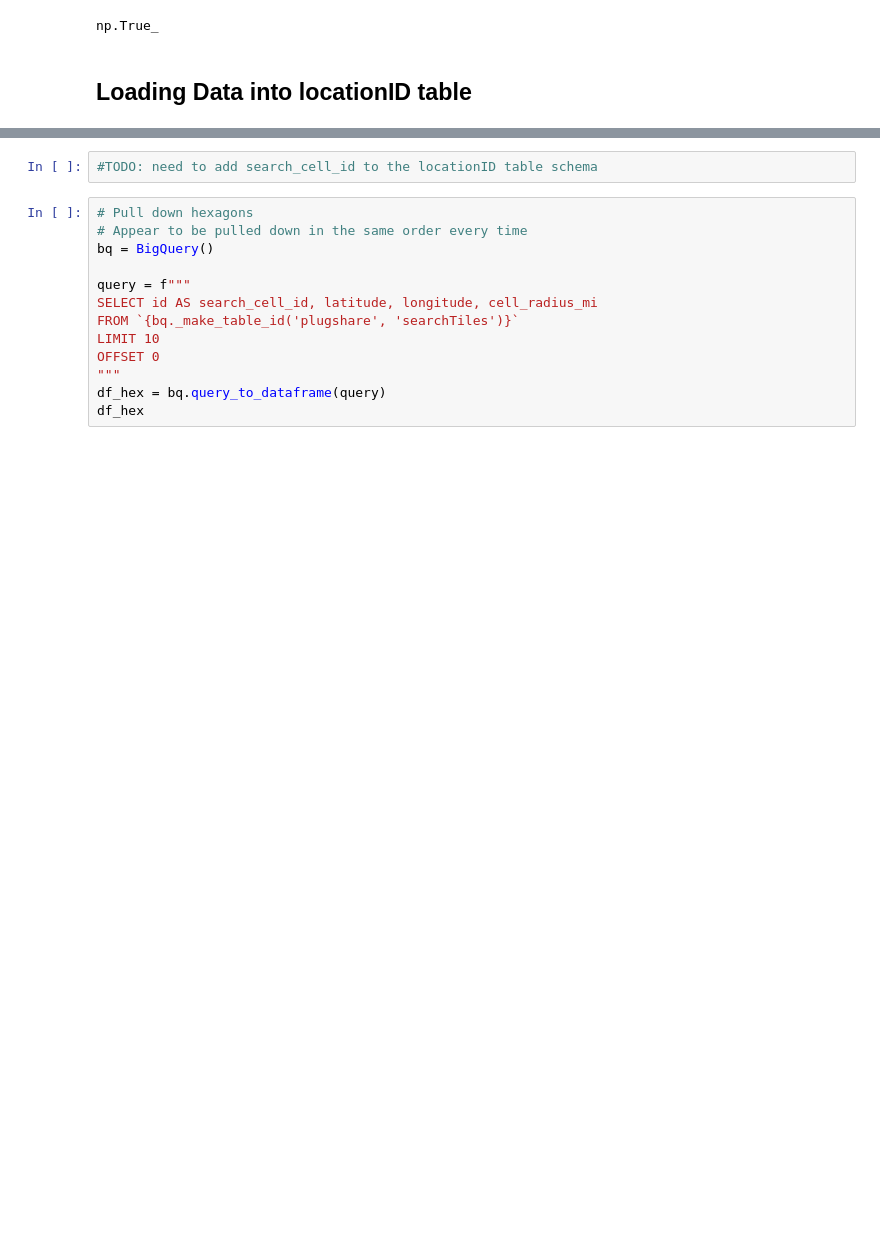
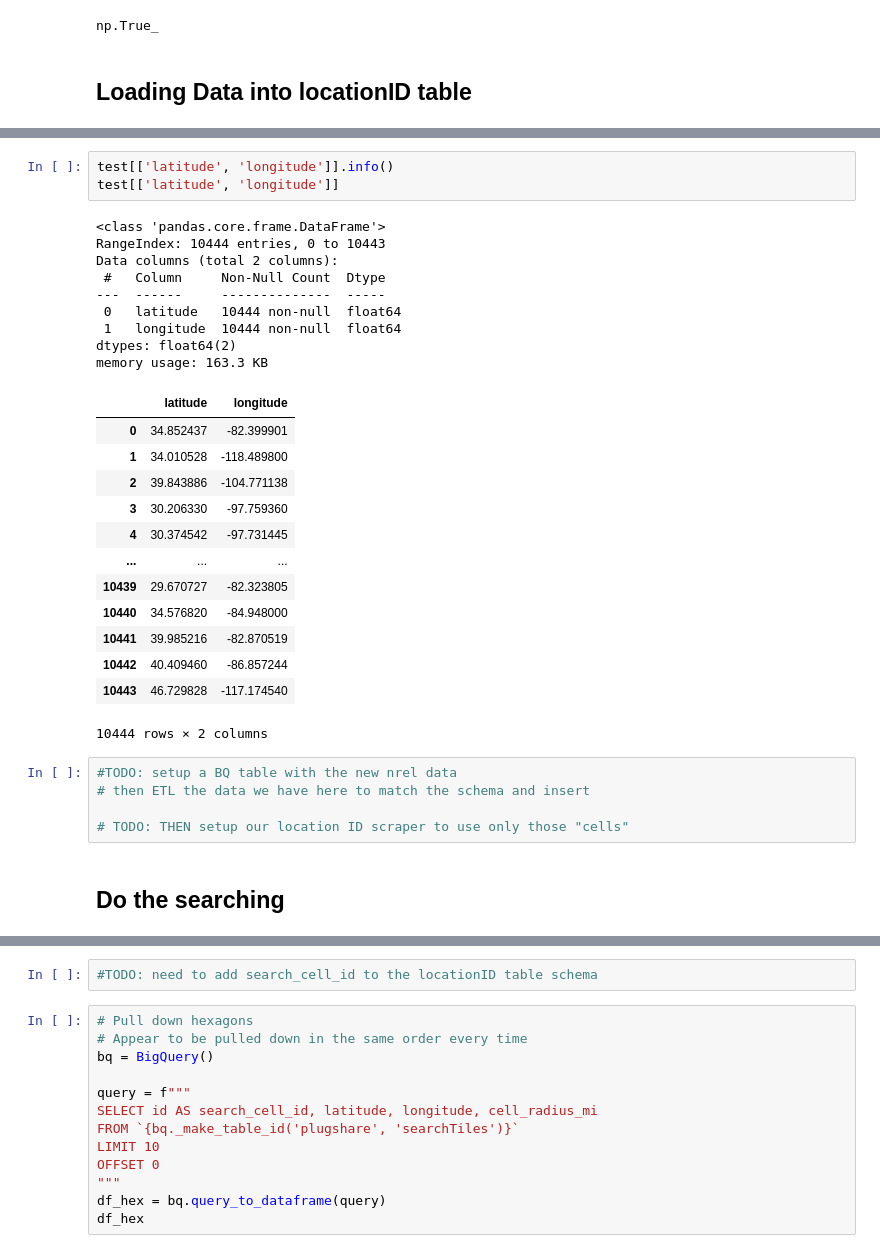
Before and after one commit to emigre459/evlens, a Jupyter notebook: notebooks/exploratory/0.3-DWRM-GCloud.ipynb, the cells around one changed output, grey strips where cells are left out. Saved outputs shown, nothing was run; the diff lists cells and outputs as text; blank space fills up the shorter version.

```diff
--- a/notebooks/exploratory/0.3-DWRM-GCloud.ipynb
+++ b/notebooks/exploratory/0.3-DWRM-GCloud.ipynb
@@ -631,3 +677,36 @@ np.True_
+# %%
+test[['latitude', 'longitude']].info()
+test[['latitude', 'longitude']]
+# %% [output]
+<class 'pandas.core.frame.DataFrame'>
+RangeIndex: 10444 entries, 0 to 10443
+Data columns (total 2 columns):
+ #   Column     Non-Null Count  Dtype
+---  ------     --------------  -----
+ 0   latitude   10444 non-null  float64
+ 1   longitude  10444 non-null  float64
+dtypes: float64(2)
+memory usage: 163.3 KB
+|  | latitude | longitude |
+| 0 | 34.852437 | -82.399901 |
+| 1 | 34.010528 | -118.489800 |
+| 2 | 39.843886 | -104.771138 |
+| 3 | 30.206330 | -97.759360 |
+| 4 | 30.374542 | -97.731445 |
+| ... | ... | ... |
+| 10439 | 29.670727 | -82.323805 |
+| 10440 | 34.576820 | -84.948000 |
+| 10441 | 39.985216 | -82.870519 |
+| 10442 | 40.409460 | -86.857244 |
+| 10443 | 46.729828 | -117.174540 |
+10444 rows × 2 columns
+# %%
+#TODO: setup a BQ table with the new nrel data
+# then ETL the data we have here to match the schema and insert
+
+# TODO: THEN setup our location ID scraper to use only those "cells"
+# %% [markdown]
+## Do the searching
 # %%
 query = f"""
 SELECT *
```
Also changed, not shown: parts of 5 cells of this notebook, 4 other files.
